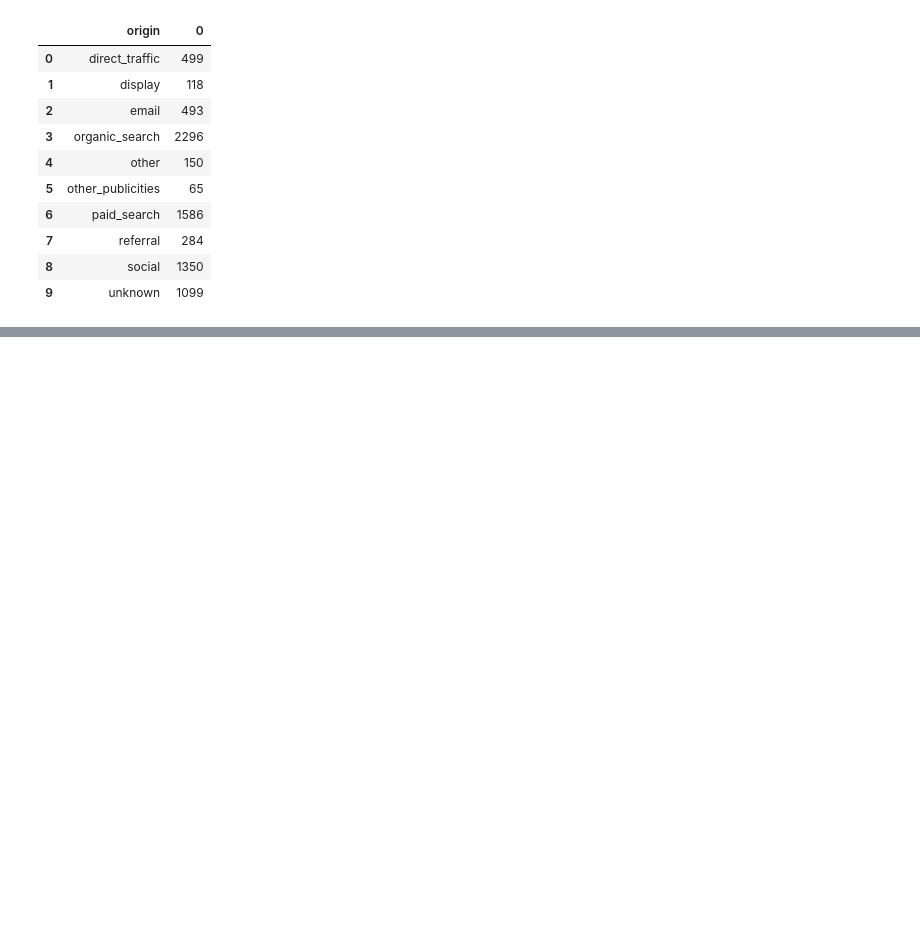
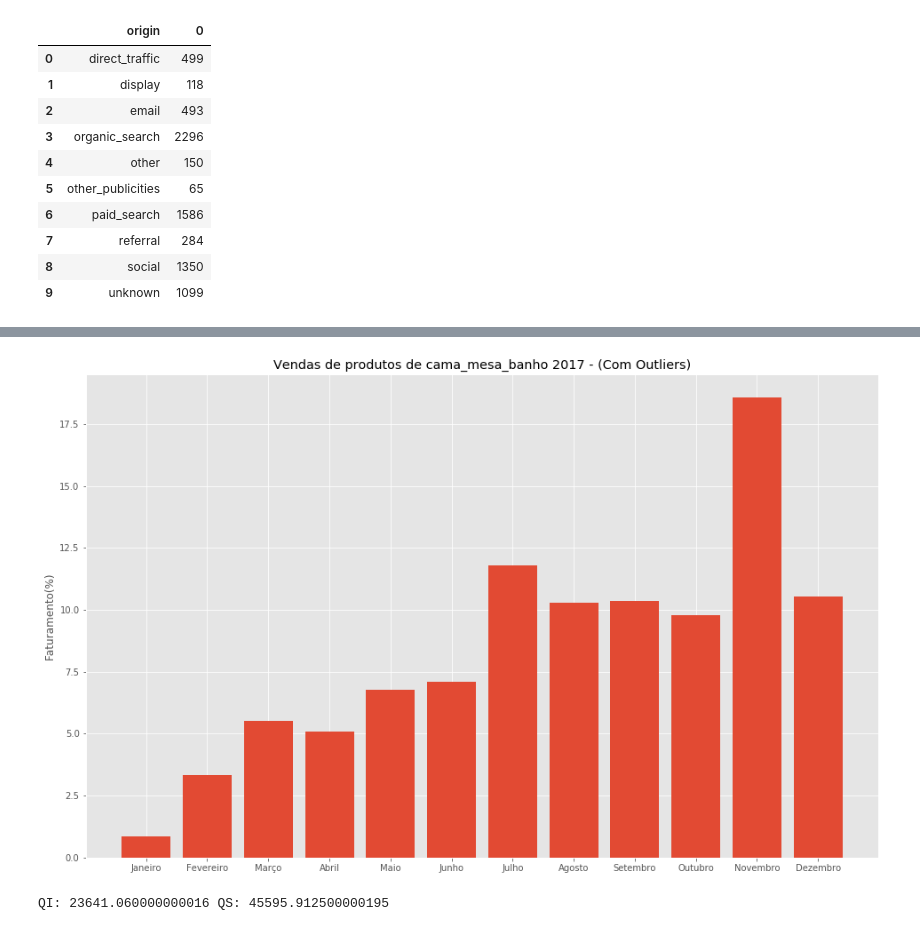
Before and after one commit to Crissky/brazilian-ecommerce, a Jupyter notebook: Notebooks/GERAL.ipynb, the cells around one changed output, grey strips where cells are left out. Saved outputs shown, nothing was run; the diff lists cells and outputs as text; code cells hidden in the pictures; blank space fills up the shorter version.

```diff
--- a/Notebooks/GERAL.ipynb
+++ b/Notebooks/GERAL.ipynb
@@ -825,0 +828,13 @@ leads2.groupby('origin').size().reset_index()
+# %%
+produtos = raw_products.copy() #RangeIndex: 32951 entries, 0 to 32950
+orderItens = raw_orderItems.copy()
+orders = raw_orders.copy()
+
+ano = 2017
+
+produtos_orderItens = produtos.merge(orderItems).merge(orders)
+produtos_orderItens['order_purchase_timestamp'] = pd.to_datetime(produtos_orderItens['order_purchase_timestamp'])
+produtos_orderItens = produtos_orderItens[produtos_orderItens['order_purchase_timestamp'].dt.year == ano]
+produtos_orderItens2 = produtos_orderItens.copy()
+
+produtos_orderItens.head()
@@ -825,0 +940,7 @@ leads2.groupby('origin').size().reset_index()
+# %%
+produtos_orderItens = produtos_orderItens.sort_values(['price_sum', 'counts', 'freight_value_sum'], ascending=False).head(10)
+
+categoria = produtos_orderItens.iloc[0, 0]
+produtos_orderItens2 = produtos_orderItens2[produtos_orderItens2['product_category_name'].isin([categoria])]
+
+produtos_orderItens2.describe()
@@ -825,0 +964,15 @@ leads2.groupby('origin').size().reset_index()
+# %%
+quartInf = produtos_orderItens2['price'].quantile(.25)
+quartSup = produtos_orderItens2['price'].quantile(.75)
+
+print("QI:",quartInf, "QS:",quartSup)
+#produtos_orderItens2['price'][produtos_orderItens2['price'] > quartSup]
+
+produtos_orderItens2['price'] = produtos_orderItens2['price'].apply(
+    lambda x: quartSup if x>quartSup else (quartInf if x<quartInf else x))
+
+produtos_orderItens2 = produtos_orderItens2.groupby(produtos_orderItens2['order_purchase_timestamp'].dt.month).sum()
+
+precos['semOutlier'] = produtos_orderItens2['price']
+
+precos
@@ -825,0 +995,22 @@ leads2.groupby('origin').size().reset_index()
+# %%
+fig, ax = plt.subplots()
+#ax.set_title('Vendas de produtos de cama, mesa e banho em 2017 - (Com Outliers)')
+ax.set_title('Vendas de produtos de ' +categoria+ ' ' +str(ano)+ ' - (Com Outliers)')
+ax.set_ylabel('Faturamento(%)')
+ax.set_xticks(range(1, 13))
+ax.set_xticklabels(months)
+ax.bar(produtos_orderItens2.index, (100*produtos_orderItens2['price'] / produtos_orderItens2['price'].sum()))
+plt.show()
+# %% [output]
+[figure, added]
+# %%
+quartInf = produtos_orderItens2['price'].quantile(.25)
+quartSup = produtos_orderItens2['price'].quantile(.75)
+
+print("QI:",quartInf, "QS:",quartSup)
+#produtos_orderItens2['price'][produtos_orderItens2['price'] > quartSup]
+
+produtos_orderItens2['price'] = produtos_orderItens2['price'].apply(
+    lambda x: quartSup if x>quartSup else (quartInf if x<quartInf else x))
+# %% [output]
+QI: 23641.060000000016 QS: 45595.912500000195
```
Also changed, not shown: parts of 25 cells of this notebook.
